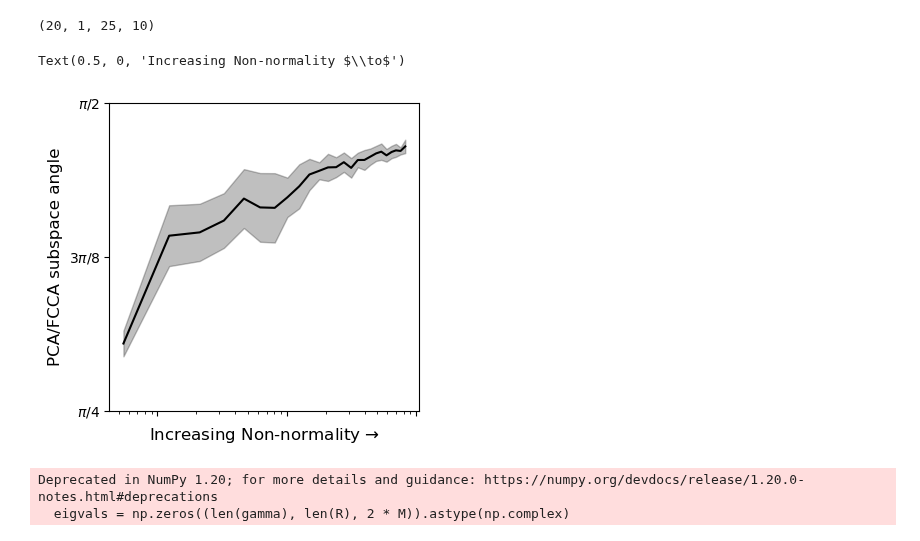
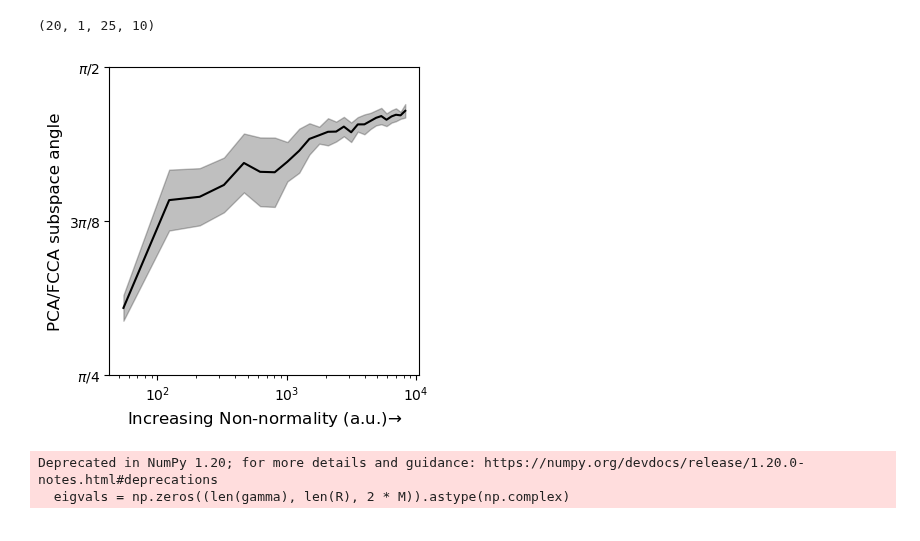
Before and after one commit to BouchardLab/FCCA_analysis, a Jupyter notebook: notebooks/theory/soc.ipynb, the cells around one changed output. Cells and saved outputs as stored; diff of their text form; code cells hidden in the pictures.

```diff
--- a/notebooks/theory/soc.ipynb
+++ b/notebooks/theory/soc.ipynb
@@ -127,22 +127,21 @@ phi.shape
 # %%
 fig, ax = plt.subplots(figsize=(4, 4))
 
 gidx = 0
 ax.plot(np.mean(nn[..., 0], axis=0)[gidx, :], np.mean(np.mean(phi, axis=-1), axis=0)[gidx, :], color='k')
 ax.fill_between(np.mean(nn[..., 0], axis=0)[gidx, :], np.mean(np.mean(phi, axis=-1), axis=0)[gidx, :] - np.std(np.mean(phi, axis=-1), axis=0)[gidx, :], np.mean(np.mean(phi, axis=-1), axis=0)[gidx, :] + np.std(np.mean(phi, axis=-1), axis=0)[gidx, :], alpha=0.25, color='k')
 ax.set_xscale('log')
 
 ax.set_ylim([np.pi/4, np.pi/2])
 ax.set_yticks([np.pi/4, 3 * np.pi/8, np.pi/2])
 ax.set_yticklabels([r'$\pi/4$', r'$3\pi/8$', r'$\pi/2$'])
-ax.set_xticklabels([])
+#ax.set_xticklabels([])
 
 ax.set_ylabel('PCA/FCCA subspace angle', fontsize=12)
-ax.set_xlabel('Increasing Non-normality ' + r'$\to$', fontsize=12)
-#fig.savefig('/home/akumar/nse/neural_control/figs/loco_indy_merge/soc_ssa.pdf', bbox_inches='tight', pad_inches=0)
+ax.set_xlabel('Increasing Non-normality (a.u.)' + r'$\to$', fontsize=12)
+fig.savefig('/home/akumar/nse/neural_control/figs/loco_indy_merge/soc_ssa.pdf', bbox_inches='tight', pad_inches=0)
 # %% [output]
-Text(0.5, 0, 'Increasing Non-normality $\\to$')
-[figure, old version]
+[figure, new version]
 # %%
 # Might be something here if we play with the parameters a bit more
 # %%
```
Also changed, not shown: parts of 29 cells of this notebook, 42 other files.
